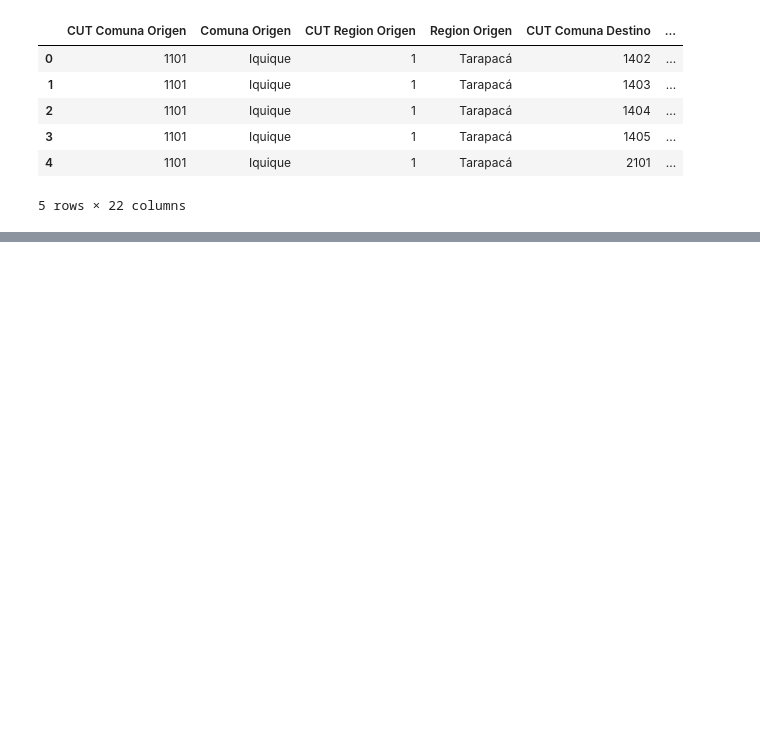
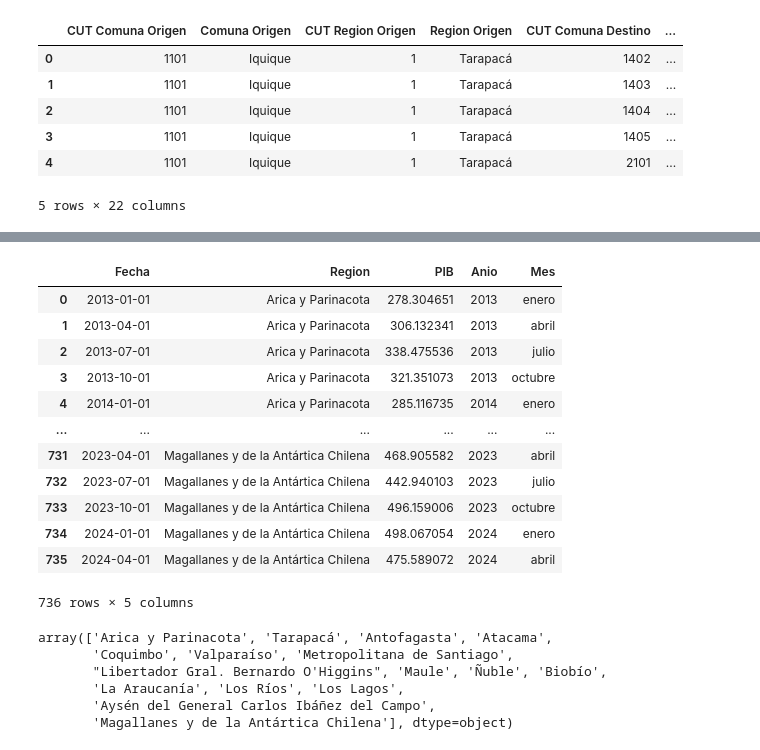
Before and after one commit to bartowen/Tour_Data_Pro, a Jupyter notebook: src/explore2.ipynb, the cells around one changed output, grey strips where cells are left out. Cells and saved outputs as stored; diff of their text form; code cells hidden in the pictures; blank space fills up the shorter version.

```diff
--- a/src/explore2.ipynb
+++ b/src/explore2.ipynb
@@ -85,0 +86,5 @@ df_viajes_ocasionales.head()
+# %%
+# Lectura DataFrame Pib Regional
+
+df_pib_regional = pd.read_csv('../data/raw/pib_regional.csv', sep=';')
+df_pib_regional.head()
@@ -85,0 +98,4 @@ df_viajes_ocasionales.head()
+# %%
+# Convertir la columna de Fecha a tipo datetime
+df_pib_regional['Fecha'] = pd.to_datetime(df_pib_regional['Fecha'])
+df_pib_regional.head()
@@ -85,0 +109,4 @@ df_viajes_ocasionales.head()
+# %%
+# Aplanar el DataFrame de PIB
+df_pib_regional= pd.melt(df_pib_regional, id_vars=['Fecha'], var_name='Region', value_name='PIB')
+df_pib_regional
@@ -85,0 +127,6 @@ df_viajes_ocasionales.head()
+# %%
+# Extraer año y mes y guardarlo en columnas separadas
+
+df_pib_regional['Anio'] = df_pib_regional['Fecha'].dt.year
+df_pib_regional['Mes'] = df_pib_regional['Fecha'].dt.month
+df_pib_regional.head()
@@ -85,0 +140,46 @@ df_viajes_ocasionales.head()
+# %%
+# Diccionario de meses
+
+meses_dict = {
+    1: 'enero',
+    2: 'febrero',
+    3: 'marzo',
+    4: 'abril',
+    5: 'mayo',
+    6: 'junio',
+    7: 'julio',
+    8: 'agosto',
+    9: 'septiembre',
+    10: 'octubre',
+    11: 'noviembre',
+    12: 'diciembre'
+}
+
+# Reemplazar números de meses con nombres
+df_pib_regional['Mes'] = df_pib_regional['Mes'].map(meses_dict)
+df_pib_regional.drop
+# Mostrar el DataFrame resultante
+df_pib_regional
+# %% [output]
+|  | Fecha | Region | PIB | Anio | Mes |
+| 0 | 2013-01-01 | Arica y Parinacota | 278.304651 | 2013 | enero |
+| 1 | 2013-04-01 | Arica y Parinacota | 306.132341 | 2013 | abril |
+| 2 | 2013-07-01 | Arica y Parinacota | 338.475536 | 2013 | julio |
+| 3 | 2013-10-01 | Arica y Parinacota | 321.351073 | 2013 | octubre |
+| 4 | 2014-01-01 | Arica y Parinacota | 285.116735 | 2014 | enero |
+| ... | ... | ... | ... | ... | ... |
+| 731 | 2023-04-01 | Magallanes y de la Antártica Chilena | 468.905582 | 2023 | abril |
+| 732 | 2023-07-01 | Magallanes y de la Antártica Chilena | 442.940103 | 2023 | julio |
+| 733 | 2023-10-01 | Magallanes y de la Antártica Chilena | 496.159006 | 2023 | octubre |
+| 734 | 2024-01-01 | Magallanes y de la Antártica Chilena | 498.067054 | 2024 | enero |
+| 735 | 2024-04-01 | Magallanes y de la Antártica Chilena | 475.589072 | 2024 | abril |
+736 rows × 5 columns
+# %%
+df_pib_regional['Region'].unique()
+# %% [output]
+array(['Arica y Parinacota', 'Tarapacá', 'Antofagasta', 'Atacama',
+       'Coquimbo', 'Valparaíso', 'Metropolitana de Santiago',
+       "Libertador Gral. Bernardo O'Higgins", 'Maule', 'Ñuble', 'Biobío',
+       'La Araucanía', 'Los Ríos', 'Los Lagos',
+       'Aysén del General Carlos Ibáñez del Campo',
+       'Magallanes y de la Antártica Chilena'], dtype=object)
```
Also changed, not shown: parts of 8 cells of this notebook, 2 other files.
